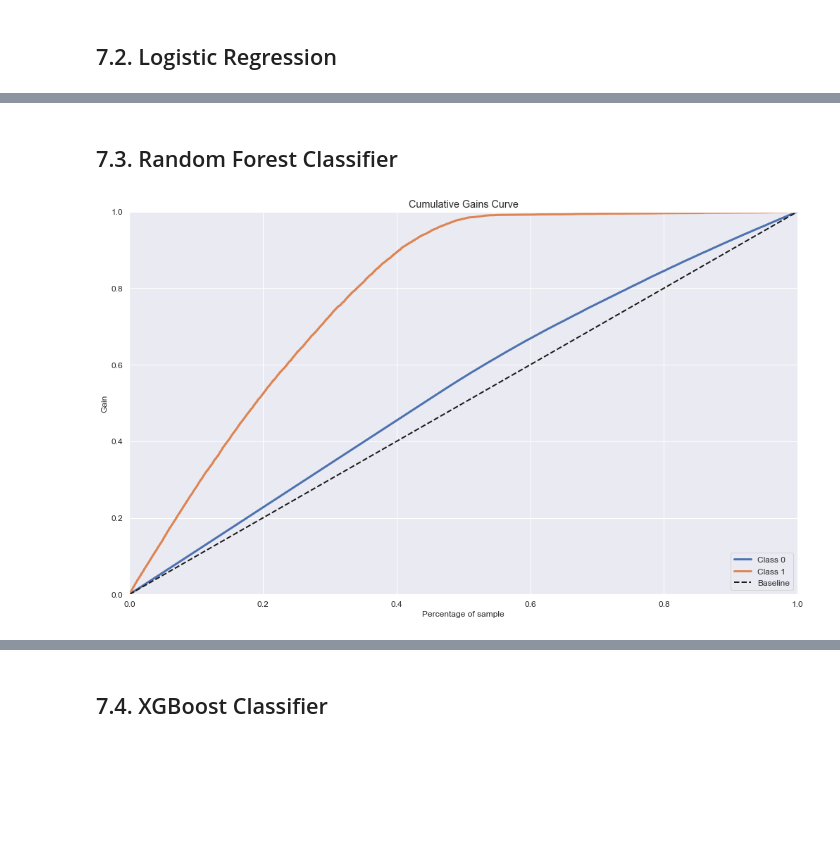
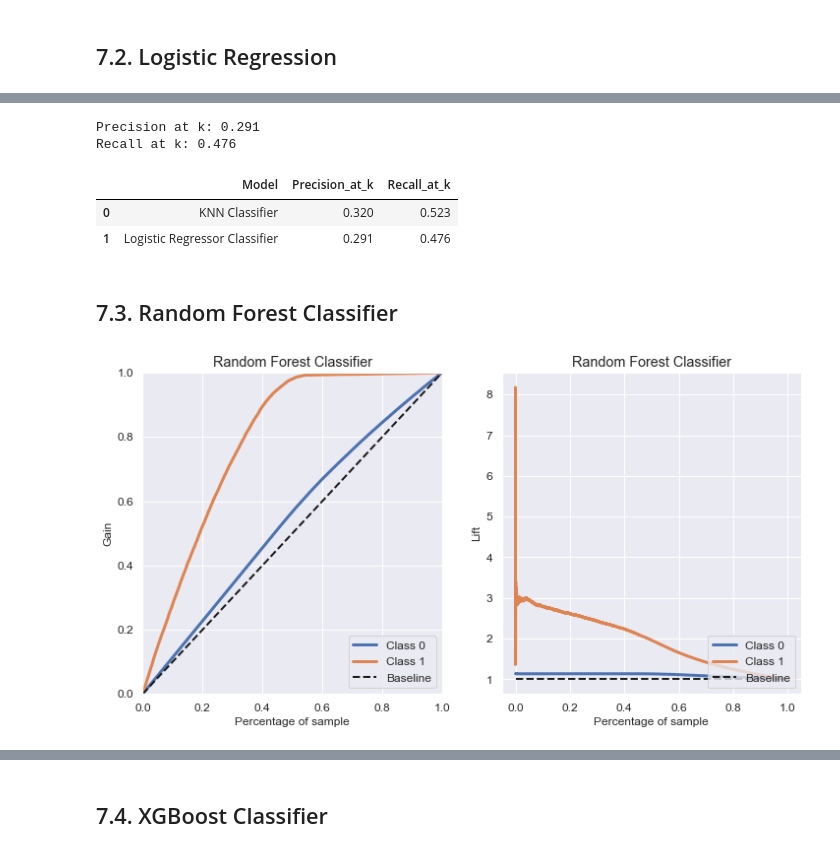
Before and after one commit to ThiagoBorgesLima/health_insurance, a Jupyter notebook: notebooks/mdfl_health_insurance_cross_sell.ipynb, the cells around one changed output, grey strips where cells are left out. Saved outputs shown, nothing was run; the diff lists cells and outputs as text; code cells hidden in the pictures; blank space fills up the shorter version.

```diff
--- a/notebooks/mdfl_health_insurance_cross_sell.ipynb
+++ b/notebooks/mdfl_health_insurance_cross_sell.ipynb
@@ -522,16 +604,36 @@ skplt.metrics.plot_lift_curve( y_val, yhat_lr );
+# %%
+x_validation['response'] = y_validation
+precision_lr = round( precision_at_k( x_validation, yhat_lr, 0.20), 3)
+recall_lr = round( recall_at_k( x_validation, yhat_lr, 0.20), 3)
+
+print( "Precision at k: {}".format( precision_lr ) )
+print( "Recall at k: {}".format( recall_lr ) )
+# %% [output]
+Precision at k: 0.291
+Recall at k: 0.476
+# %%
+models_performance = models_performance.append( pd.Series( [ 'Logistic Regressor Classifier', precision_lr, recall_lr], index=models_performance.columns ), ignore_index = True )
+models_performance
+# %% [output]
+|  | Model | Precision_at_k | Recall_at_k |
+| 0 | KNN Classifier | 0.320 | 0.523 |
+| 1 | Logistic Regressor Classifier | 0.291 | 0.476 |
 # %% [markdown]
 ## 7.3. Random Forest Classifier
 # %%
 # model
 rf_model = RandomForestClassifier( n_estimators=100, n_jobs=-1, random_state=42 ).fit( x_train, y_train )
 
 # model training
 rf_model.fit( x_train, y_train )
 
 # model_prediction
 yhat_rf = rf_model.predict_proba( x_val )
 
-# Accumulative Gain
-skplt.metrics.plot_cumulative_gain( y_val, yhat_rf);
+fig, axs = plt.subplots( ncols=2, figsize= (12,6) )
+# Acummulative Gain
+skplt.metrics.plot_cumulative_gain( y_val, yhat_rf, ax=axs[0], title='Random Forest Classifier');
+# Scikitplot library
+skplt.metrics.plot_lift_curve( y_val, yhat_rf, ax=axs[1], title='Random Forest Classifier' );
 # %% [output]
-[figure, old version]
+[figure, new version]
```
Also changed, not shown: parts of 43 cells of this notebook, 5 other files.
